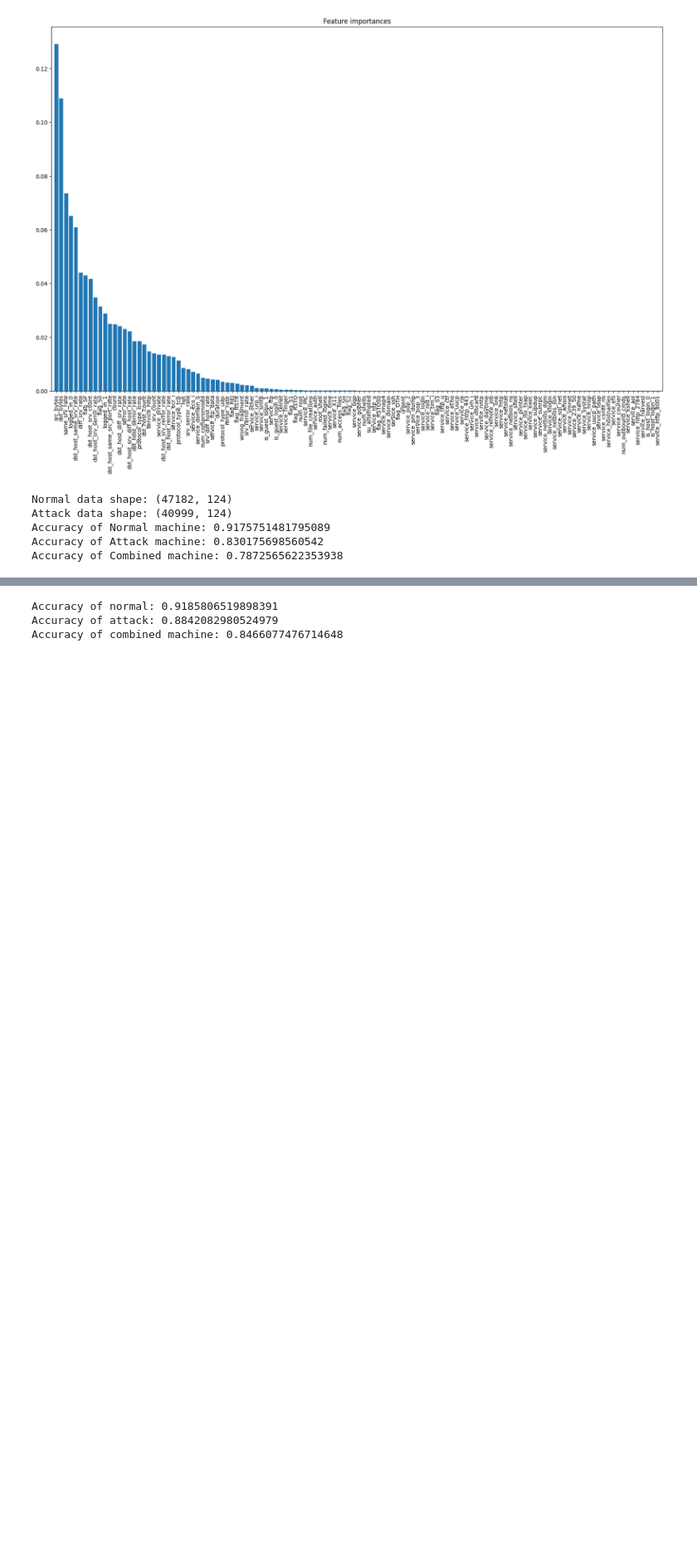
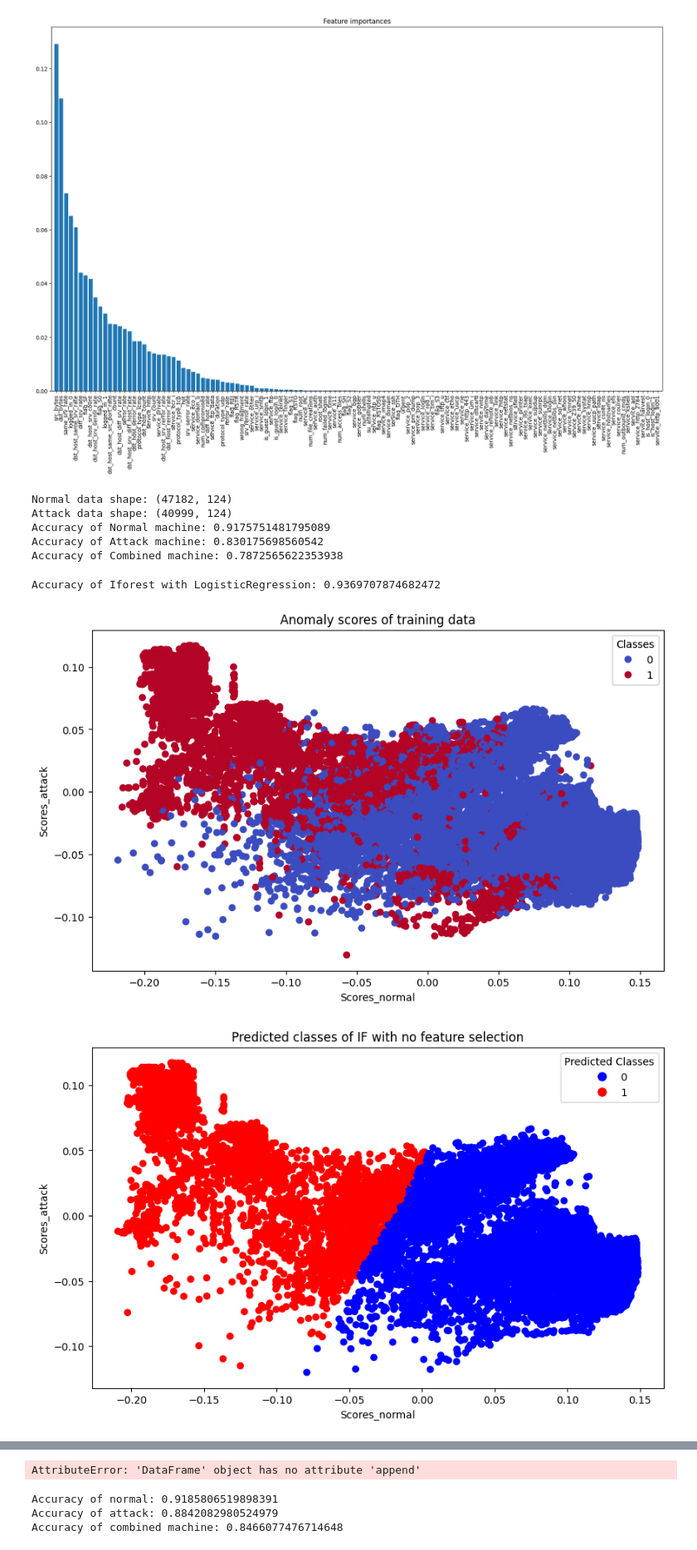
Before and after one commit to Sugata10723/Project_iforest, a Jupyter notebook: code/iforest_NSL_spilt_data_onehot.ipynb, the cells around one changed output, grey strips where cells are left out. Shown at 83% size. Saved outputs shown, nothing was run; the diff lists cells and outputs as text; code cells hidden in the pictures; blank space fills up the shorter version.

```diff
--- a/code/iforest_NSL_spilt_data_onehot.ipynb
+++ b/code/iforest_NSL_spilt_data_onehot.ipynb
@@ -146,3 +150,78 @@ Attack data shape: (40999, 124)
 Accuracy of Normal machine: 0.9175751481795089
 Accuracy of Attack machine: 0.830175698560542
 Accuracy of Combined machine: 0.7872565622353938
+# %%
+######################################
+# 特徴量選択なし、ロジスティック回帰で判定
+######################################
+
+# 異常スコア取得用のモデルを作成
+model_normal = IsolationForest(contamination=0.1, random_state=42)
+model_anomaly = IsolationForest(contamination=0.1, random_state=42)
+
+model_normal.fit(X_train_normal)
+model_anomaly.fit(X_train_anomaly)
+
+# トレーニングデータの異常スコアを取得
+scores_train_normal = model_normal.decision_function(X_train)
+scores_train_anomaly = model_anomaly.decision_function(X_train)
+scores_train = np.column_stack((scores_train_normal, scores_train_anomaly))
+
+# テストデータの異常スコアを取得
+scores_normal = model_normal.decision_function(X_test)
+Scores_attack = model_anomaly.decision_function(X_test)
+scores = np.column_stack((scores_normal, Scores_attack))
+
+# ロジスティック回帰を用いてラベルを予測
+
+# ロジスティック回帰モデルの作成
+model_LR = LogisticRegression()
+model_LR.fit(scores_train, y_train)
+
+# ラベルの予測
+y_pred = model_LR.predict(scores)
+print(f"Accuracy of Iforest with LogisticRegression: {accuracy_score(y_test, y_pred)}")
+
+# 教師データの異常スコアをプロット
+plt.figure(figsize=(10, 6))
+scatter = plt.scatter(scores_train[:, 0], scores_train[:, 1], c=y_train, cmap="coolwarm")
+plt.xlabel("Scores_normal")
+plt.ylabel("Scores_attack")
+legend1 = plt.legend(*scatter.legend_elements(),
+                    loc="upper right", title="Classes")
+plt.gca().add_artist(legend1)
+plt.title("Anomaly scores of training data")
+plt.show()
+
+# 予測したラベルをプロット
+# 予測したクラスをプロット
+colors = {0: "blue", 1: "red"}  # クラスごとの色を指定
+color_list = [colors[label] for label in y_pred]
+plt.figure(figsize=(10, 6))
+scatter = plt.scatter(scores[:, 0], scores[:, 1], c=color_list)
+plt.xlabel("Scores_normal")
+plt.ylabel("Scores_attack")
+plt.title("Predicted classes of IF with no feature selection")
+handles = [plt.Line2D([0], [0], marker='o', color='w', markerfacecolor=color, markersize=10, label=f'{i}') for i, color in colors.items()]
+plt.legend(handles=handles, loc="upper right", title="Predicted Classes")
+plt.show()
+
+# 正解不正解をプロット
+labels = np.where(y_test == y_pred, 1, 0) # 1: 正解, 0: 不正解
+
+plt.figure(figsize=(10, 6))
+scatter = plt.scatter(scores[:, 0], scores[:, 1], c=labels, cmap="viridis")
+plt.xlabel("Scores_normal")
+plt.ylabel("Scores_attack")
+plt.title("Correctness of Iforest with Logistic Regression")
+legend1 = plt.legend(*scatter.legend_elements(),
+                    loc="upper right", title="True: 1, False: 0")
+plt.gca().add_artist(legend1)
+plt.show()
+
+# 結果の保存
+save_results(results, "no selection with LogisticRegression", y_test, y_pred)
+# %% [output]
+Accuracy of Iforest with LogisticRegression: 0.9369707874682472
+[figure, added]
+[figure, added]
@@ -149,3 +229,4 @@ Accuracy of Combined machine: 0.7872565622353938
+AttributeError: 'DataFrame' object has no attribute 'append'
 # %%
 # 特徴量選択を行う
 important_features = importances > 0.02
```
Also changed, not shown: parts of 5 cells of this notebook, 4 other files.
